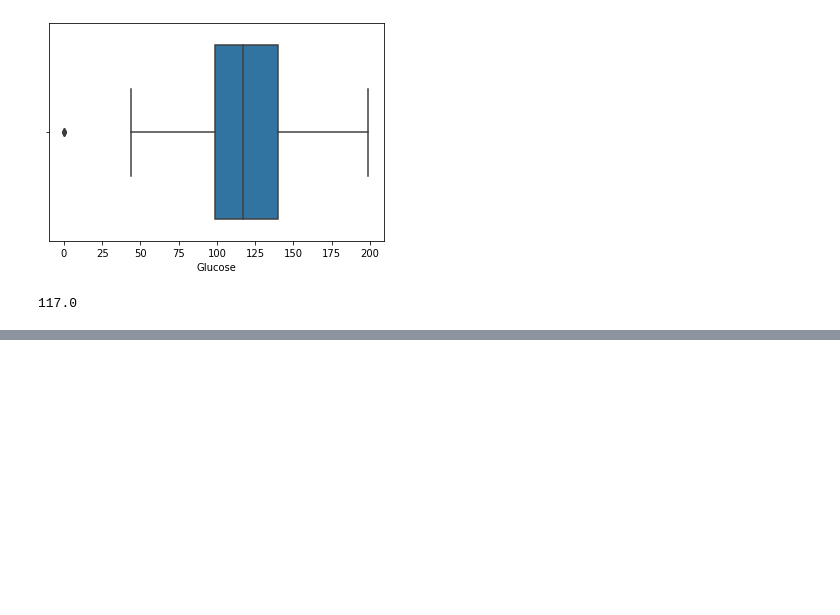
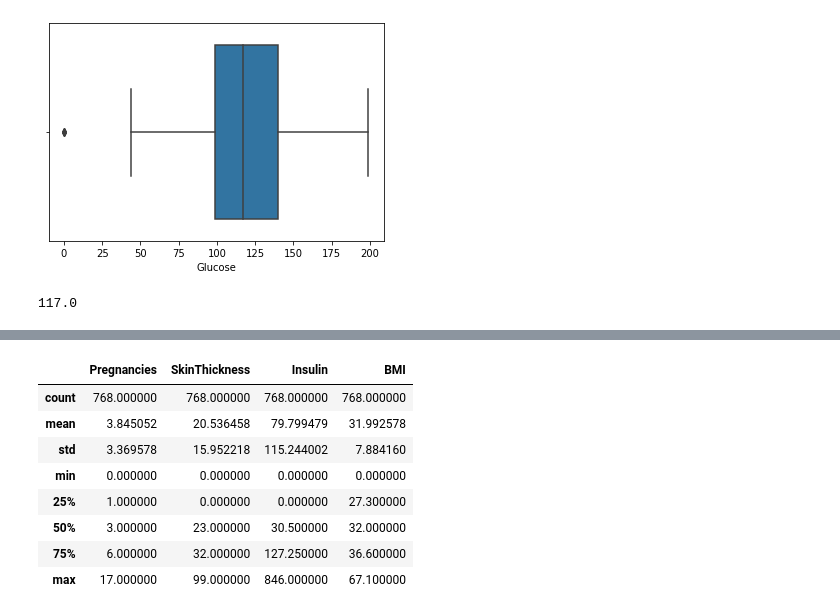
Before and after one commit to Greeshmanthchilla4/Pima-project, a Jupyter notebook: Pima_indian_diabetes_project.ipynb, the cells around one changed output, grey strips where cells are left out. Drawn from its saved outputs; the diff is of its cells as text; code cells hidden in the pictures; blank space fills up the shorter version.

```diff
--- a/Pima_indian_diabetes_project.ipynb
+++ b/Pima_indian_diabetes_project.ipynb
@@ -149,0 +150,12 @@ dtype: int64
+# %%
+df[['Pregnancies','SkinThickness','Insulin','BMI']].describe()               #Taking these four columns by observing previous describe method
+# %% [output]
+|  | Pregnancies | SkinThickness | Insulin | BMI |
+| count | 768.000000 | 768.000000 | 768.000000 | 768.000000 |
+| mean | 3.845052 | 20.536458 | 79.799479 | 31.992578 |
+| std | 3.369578 | 15.952218 | 115.244002 | 7.884160 |
+| min | 0.000000 | 0.000000 | 0.000000 | 0.000000 |
+| 25% | 1.000000 | 0.000000 | 0.000000 | 27.300000 |
+| 50% | 3.000000 | 23.000000 | 30.500000 | 32.000000 |
+| 75% | 6.000000 | 32.000000 | 127.250000 | 36.600000 |
+| max | 17.000000 | 99.000000 | 846.000000 | 67.100000 |
```
Also changed, not shown: parts of 10 cells of this notebook.
